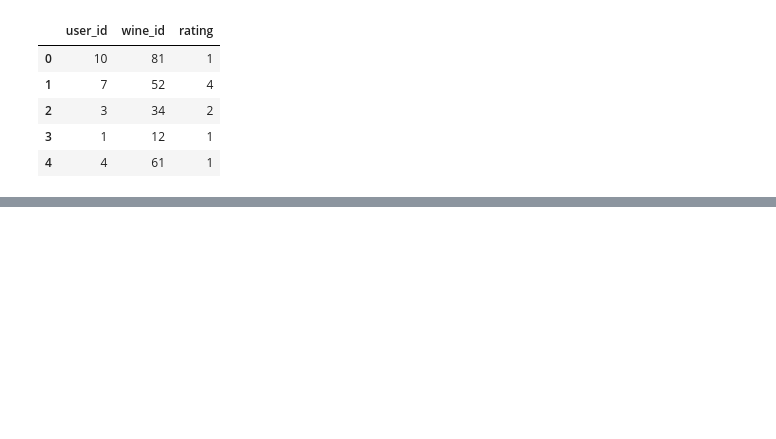
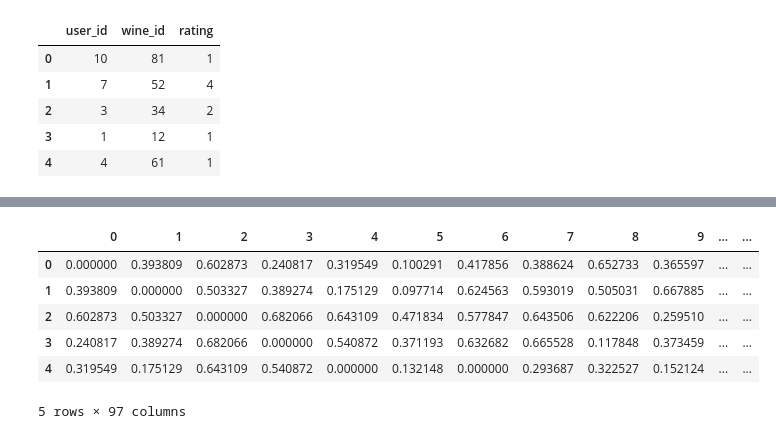
Before and after one commit to copquesz/LiveDWine, a Jupyter notebook: Wine_Recommendation.ipynb, the cells around one changed output, grey strips where cells are left out. Drawn from its saved outputs; the diff is of its cells as text; code cells hidden in the pictures; blank space fills up the shorter version.

```diff
--- a/Wine_Recommendation.ipynb
+++ b/Wine_Recommendation.ipynb
@@ -40,0 +128,14 @@ matrix.head()
+# %%
+# Calculate Cosine Similarity
+wine_similarity = 1 - pairwise_distances(matrix.as_matrix(), metric = 'cosine')
+np.fill_diagonal(wine_similarity, 0)
+matrix = pd.DataFrame(wine_similarity)
+matrix.head()
+# %% [output]
+|  | 0 | 1 | 2 | 3 | 4 | 5 | 6 | 7 | 8 | 9 | ... | ... |
+| 0 | 0.000000 | 0.393809 | 0.602873 | 0.240817 | 0.319549 | 0.100291 | 0.417856 | 0.388624 | 0.652733 | 0.365597 | ... | ... |
+| 1 | 0.393809 | 0.000000 | 0.503327 | 0.389274 | 0.175129 | 0.097714 | 0.624563 | 0.593019 | 0.505031 | 0.667885 | ... | ... |
+| 2 | 0.602873 | 0.503327 | 0.000000 | 0.682066 | 0.643109 | 0.471834 | 0.577847 | 0.643506 | 0.622206 | 0.259510 | ... | ... |
+| 3 | 0.240817 | 0.389274 | 0.682066 | 0.000000 | 0.540872 | 0.371193 | 0.632682 | 0.665528 | 0.117848 | 0.373459 | ... | ... |
+| 4 | 0.319549 | 0.175129 | 0.643109 | 0.540872 | 0.000000 | 0.132148 | 0.000000 | 0.293687 | 0.322527 | 0.152124 | ... | ... |
+5 rows × 97 columns
```
Also changed, not shown: parts of 12 cells of this notebook, 1 other file.
